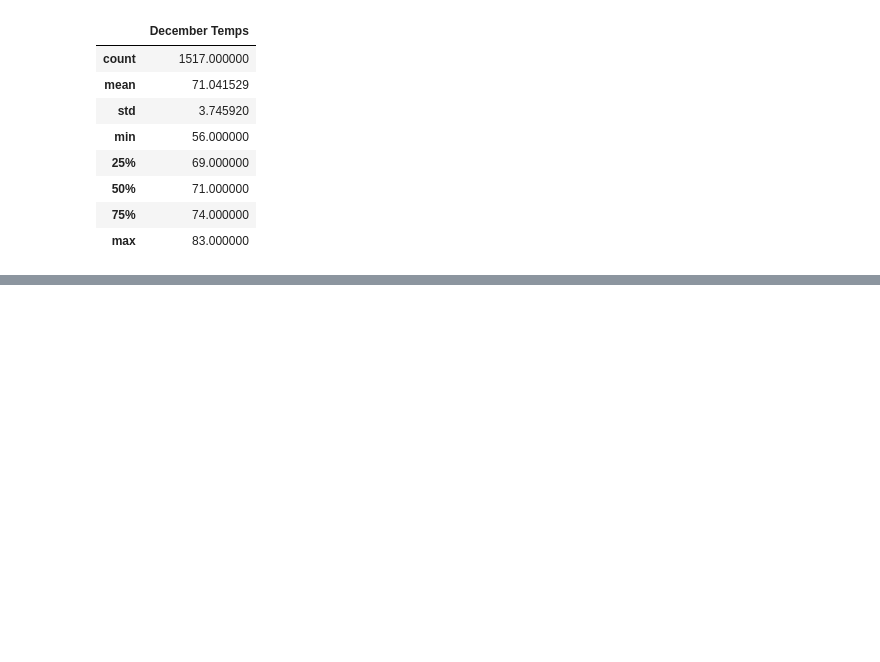
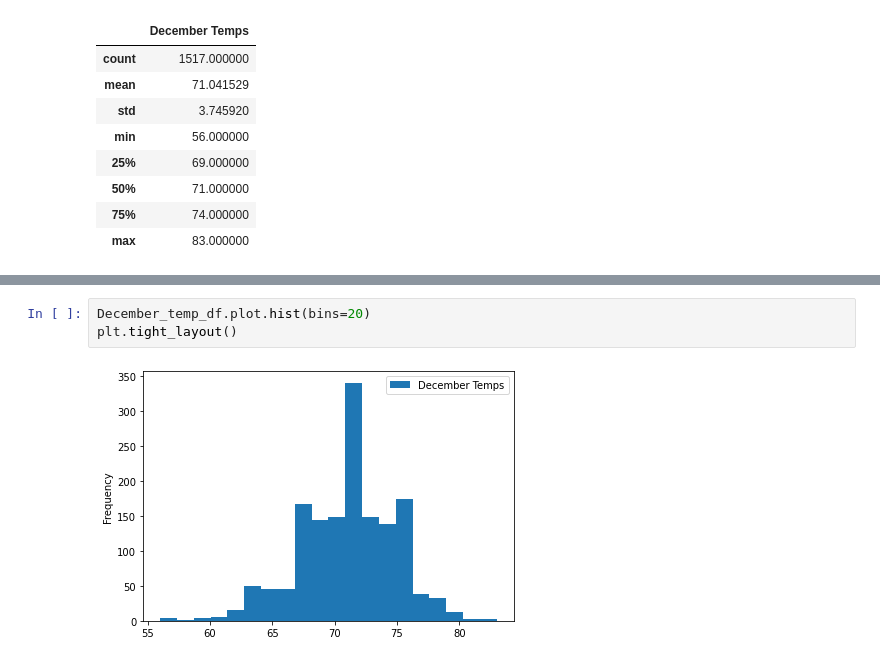
Before and after one commit to ntorenduwayo/surfs_up, a Jupyter notebook: SurfsUp_Challenge.ipynb, the cells around one changed output, grey strips where cells are left out. Cells and saved outputs as stored; diff of their text form; blank space fills up the shorter version.

```diff
--- a/SurfsUp_Challenge.ipynb
+++ b/SurfsUp_Challenge.ipynb
@@ -111,0 +117,5 @@ December_temp_df.describe()
+# %%
+December_temp_df.plot.hist(bins=20)
+plt.tight_layout()
+# %% [output]
+[figure, added]
```
Also changed, not shown: parts of 1 cell of this notebook.
